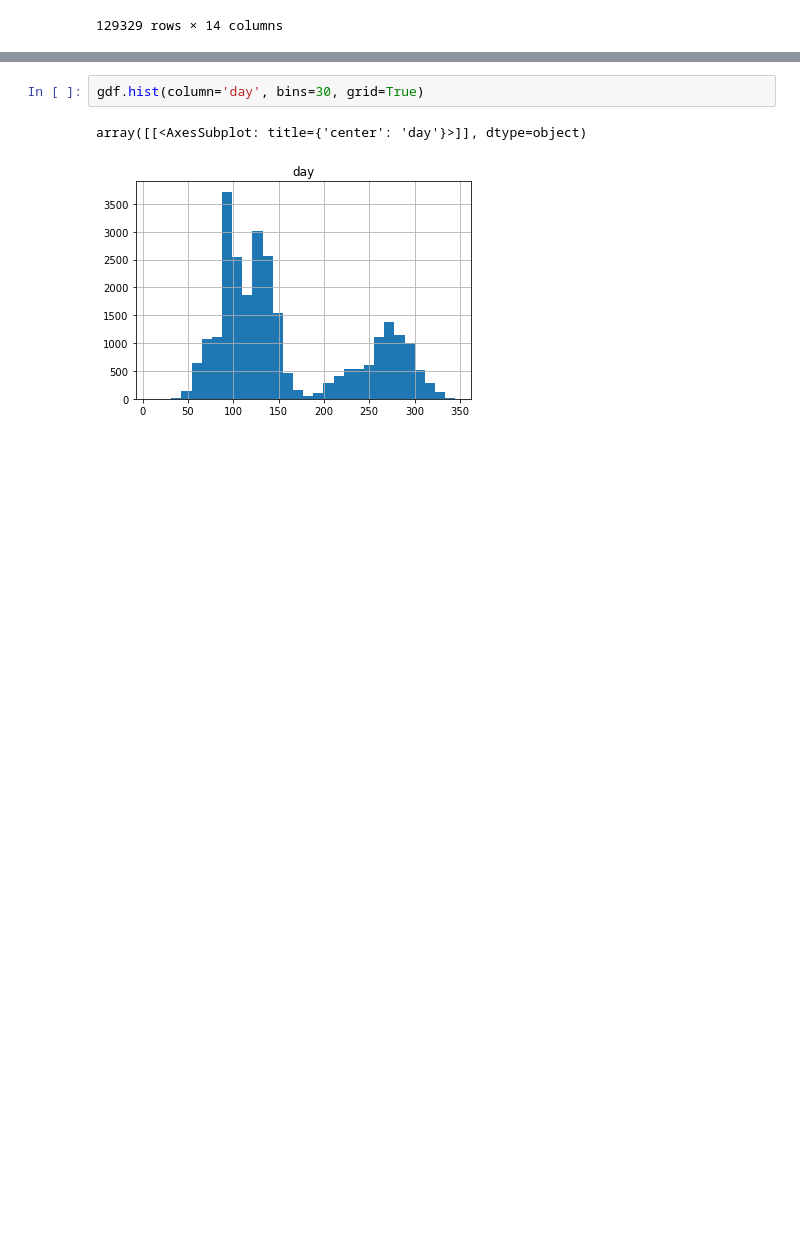
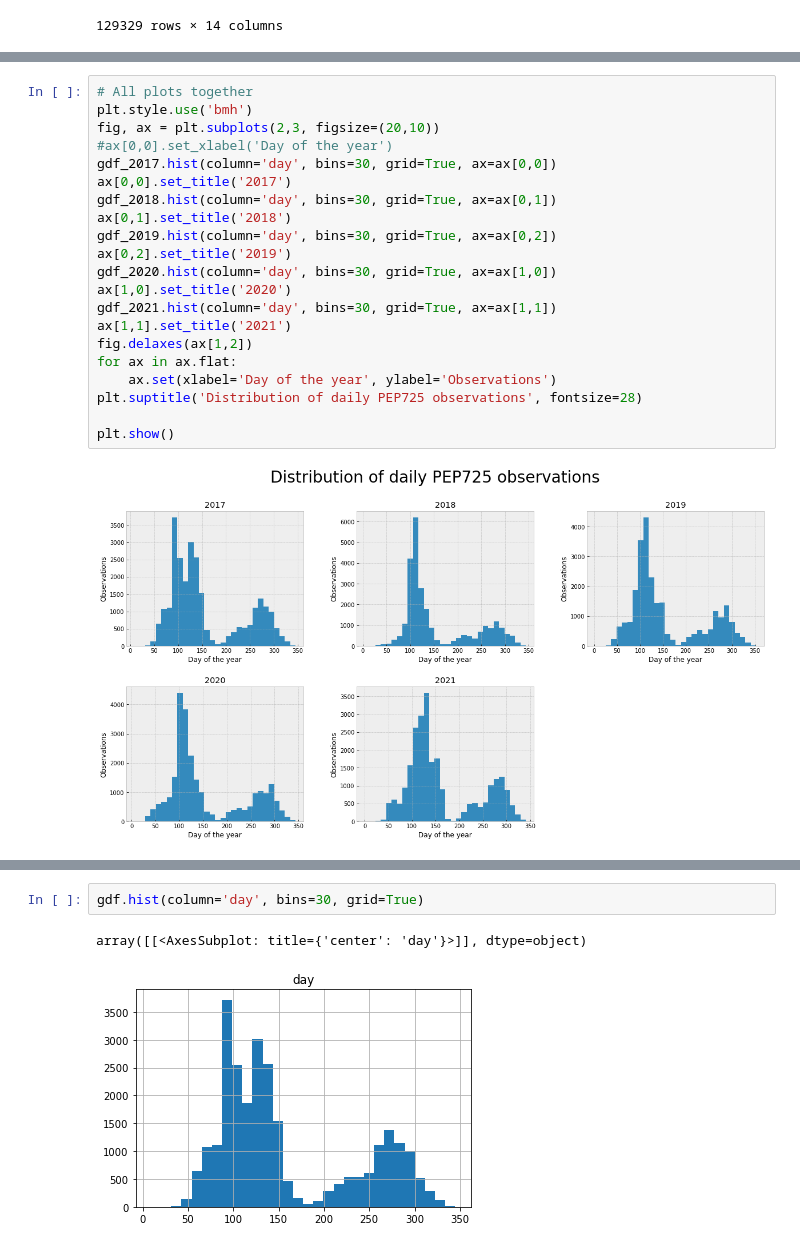
Before and after one commit to Vk0z/vitpheno, a Jupyter notebook: pep725_2017.ipynb, the cells around one changed output, grey strips where cells are left out. Drawn from its saved outputs; the diff is of its cells as text; blank space fills up the shorter version.

```diff
--- a/pep725_2017.ipynb
+++ b/pep725_2017.ipynb
@@ -45,3 +97,26 @@ gdf.set_crs(32632, inplace=True, allow_override=True)
+# %%
+# All plots together
+plt.style.use('bmh')
+fig, ax = plt.subplots(2,3, figsize=(20,10))
+#ax[0,0].set_xlabel('Day of the year')
+gdf_2017.hist(column='day', bins=30, grid=True, ax=ax[0,0])
+ax[0,0].set_title('2017')
+gdf_2018.hist(column='day', bins=30, grid=True, ax=ax[0,1])
+ax[0,1].set_title('2018')
+gdf_2019.hist(column='day', bins=30, grid=True, ax=ax[0,2])
+ax[0,2].set_title('2019')
+gdf_2020.hist(column='day', bins=30, grid=True, ax=ax[1,0])
+ax[1,0].set_title('2020')
+gdf_2021.hist(column='day', bins=30, grid=True, ax=ax[1,1])
+ax[1,1].set_title('2021')
+fig.delaxes(ax[1,2])
+for ax in ax.flat:
+    ax.set(xlabel='Day of the year', ylabel='Observations')
+plt.suptitle('Distribution of daily PEP725 observations', fontsize=28)
+
+plt.show()
+# %% [output]
+[figure, added]
 # %%
 gdf = gdf.loc[gdf.year == 2017].sort_values(by='day', ascending=False)
 gdf.head()
```
Also changed, not shown: parts of 7 cells of this notebook, 1 other file.
